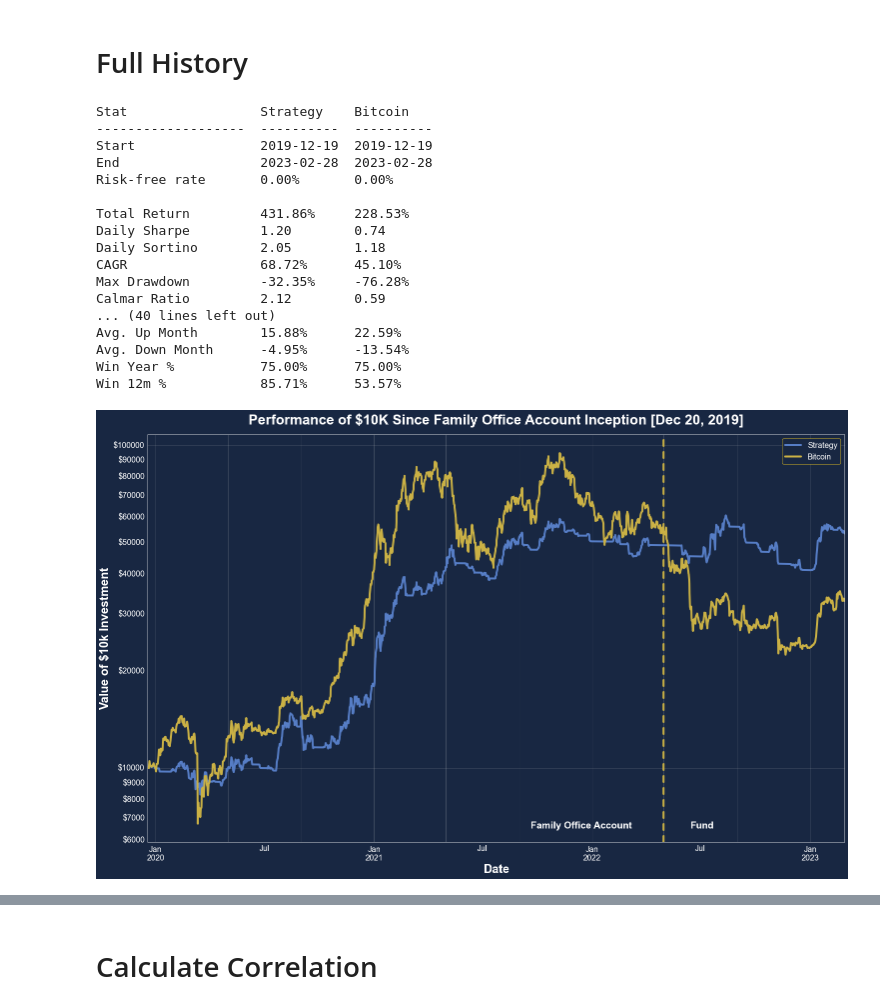
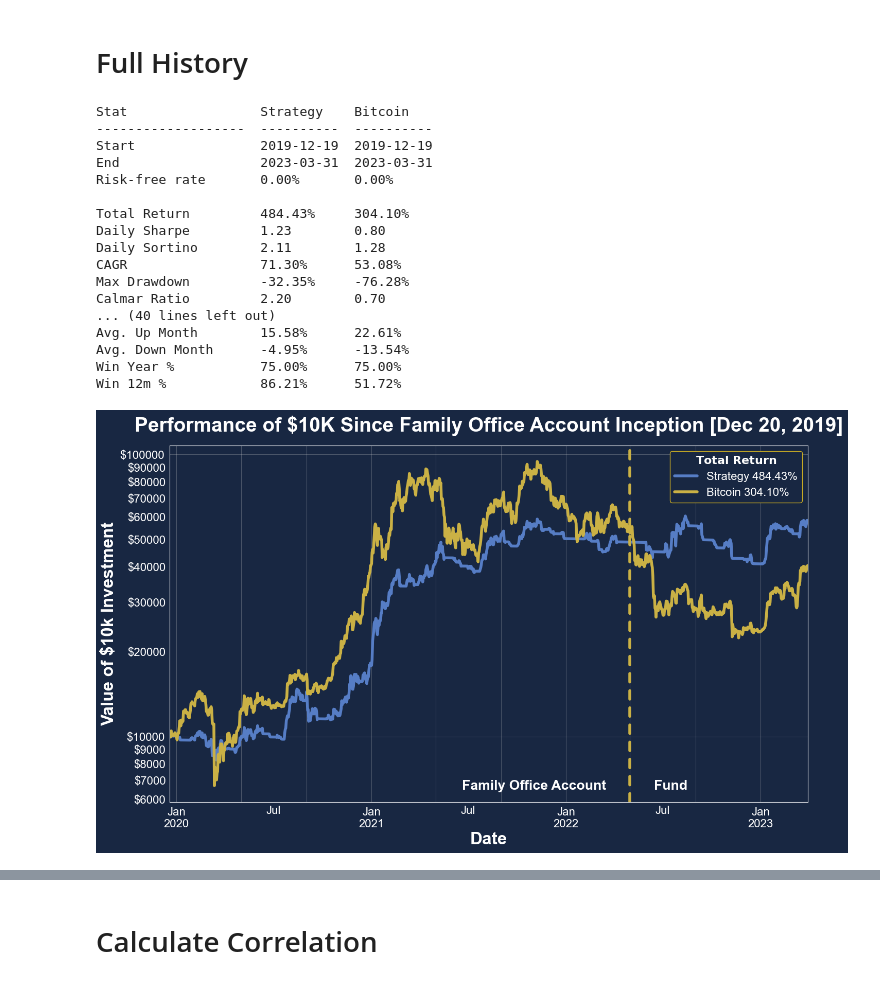
Before and after one commit to joshua-peck/truecode_metrics, a Jupyter notebook: TrueCode Metrics.ipynb, the cells around one changed output, grey strips where cells are left out. Cells and saved outputs as stored; diff of their text form; code cells hidden in the pictures.

```diff
--- a/TrueCode Metrics.ipynb
+++ b/TrueCode Metrics.ipynb
@@ -10,33 +11,6 @@ import matplotlib.dates as mdates
 %matplotlib inline
 pd.options.display.float_format = '{:,.4f}'.format
 sns.set_style("whitegrid")
-
-# mpl.rcParams.update({
-#                      'text.color' : "white",
-#                      'lines.linewidth': 3,
-#                      'font.size': 16.0,
-#                      'legend.facecolor': "182742",
-#                      'legend.edgecolor': 'CFB023',
-#                      'legend.fancybox': True,
-#                      'legend.framealpha': 1.,
-#                      'legend.loc': 'right',
-#                      'xtick.color': 'white',
-#                      'ytick.color': 'white',
-#                      'ytick.minor.visible': True,
-#                      'axes.facecolor': '#182742',
-#                      'axes.edgecolor': 'white',
-# #                      'axes.grid.axis': 'y',
-# #                      'axes.grid.which': 'minor',
-#                      'axes.labelcolor' : "white",
-#                      'axes.labelsize': "24",
-#                      'axes.labelweight': "bold",
-#                      'axes.titlesize': 28,
-#                      'axes.titleweight': 'bold',
-#                      'axes.titlepad': 20,
-#                      'figure.facecolor': '#182742',
-# #                      'xtick.bottom': False,
-#                     }
-#                    )
 
 mpl.rcParams.update({
                      'text.color' : "white",
@@ -65,10 +39,13 @@ mpl.rcParams.update({
                      'axes.titlepad': 20,
                      'figure.facecolor': '#182742',
 #                      'xtick.bottom': False,
+                     'figure.figsize': [16, 9],
+#                      "legend.title_fontproperties": {'weight':'bold'}
+
                     }
                    )
 # %%
-datafile = 'truecode-performance-20230228.csv'
+datafile = 'truecode-performance-20230331.csv'
 # %%
 FOA_START_DATE = dt.fromisoformat('2019-11-19')
 FOA_END_DATE = dt.fromisoformat('2022-04-30')
@@ -143,32 +125,35 @@ stats.display()
 Stat                 Strategy    Bitcoin
 -------------------  ----------  ----------
 Start                2019-12-19  2019-12-19
-End                  2023-02-28  2023-02-28
+End                  2023-03-31  2023-03-31
 Risk-free rate       0.00%       0.00%
 
-Total Return         431.86%     228.53%
-Daily Sharpe         1.20        0.74
-Daily Sortino        2.05        1.18
-CAGR                 68.72%      45.10%
+Total Return         484.43%     304.10%
+Daily Sharpe         1.23        0.80
+Daily Sortino        2.11        1.28
+CAGR                 71.30%      53.08%
 Max Drawdown         -32.35%     -76.28%
-Calmar Ratio         2.12        0.59
+Calmar Ratio         2.20        0.70
 ... (40 lines left out)
-Avg. Up Month        15.88%      22.59%
+Avg. Up Month        15.58%      22.61%
 Avg. Down Month      -4.95%      -13.54%
 Win Year %           75.00%      75.00%
-Win 12m %            85.71%      53.57%
+Win 12m %            86.21%      51.72%
 # %%
-ax = prices[['Strategy', 'Bitcoin']].plot.line(figsize=(25, 15), title='Performance of $10K Since Family Office Account Inception [Dec 20, 2019]', logy=True, color={'Strategy': '#567DC5', 'Bitcoin': '#CAB145'}, xlabel="Date", ylabel="Value of $10k Investment")
+ax = prices[['Strategy', 'Bitcoin']].plot.line(title='Performance of $10K Since Family Office Account Inception [Dec 20, 2019]', logy=True, color={'Strategy': '#567DC5', 'Bitcoin': '#CAB145'}, xlabel="Date", ylabel="Value of $10k Investment")
+strategy_total_return = stats['Strategy'].stats['total_return']
+bitcoin_total_return = stats['Bitcoin'].stats['total_return']
+ax.legend(('Strategy {:.2f}%'.format(strategy_total_return * 100.), 'Bitcoin {:.2f}%'.format(bitcoin_total_return * 100.)), loc='upper right', title=r'$\bf{Total\ Return}$')
 ax.yaxis.set_major_formatter(lambda x, pos: f"${int(x)}")
 ax.yaxis.set_minor_formatter(lambda x, pos: f"${int(x)}")
 ax.axvline(dt(2022, 5, 1), color='#CAB145', label="Fund", dashes=(3, 3), dash_capstyle="round")
 ax.text(dt(2022, 6, 15), 6500,'Fund', rotation=0, color='#fff', fontweight='bold', fontsize='large')
-ax.text(dt(2021, 9, 20), 6500,'Family Office Account', rotation=0, color='#fff', fontweight='bold', fontsize='large')
+ax.text(dt(2021, 6, 20), 6500,'Family Office Account', rotation=0, color='#fff', fontweight='bold', fontsize='large')
 ax.yaxis.set_major_locator(mpl.ticker.LogLocator())
 ax.xaxis.set_major_locator(mdates.MonthLocator(bymonth=range(1,13, 4)))
 ax.xaxis.set_minor_locator(mdates.MonthLocator())
 ax.grid(True)
 
 ax.get_figure().savefig('graph-returns-all.pdf', format='pdf')
 # %% [output]
-[figure, old version]
+[figure, new version]
```
Also changed, not shown: parts of 12 cells of this notebook, 2 other files.
